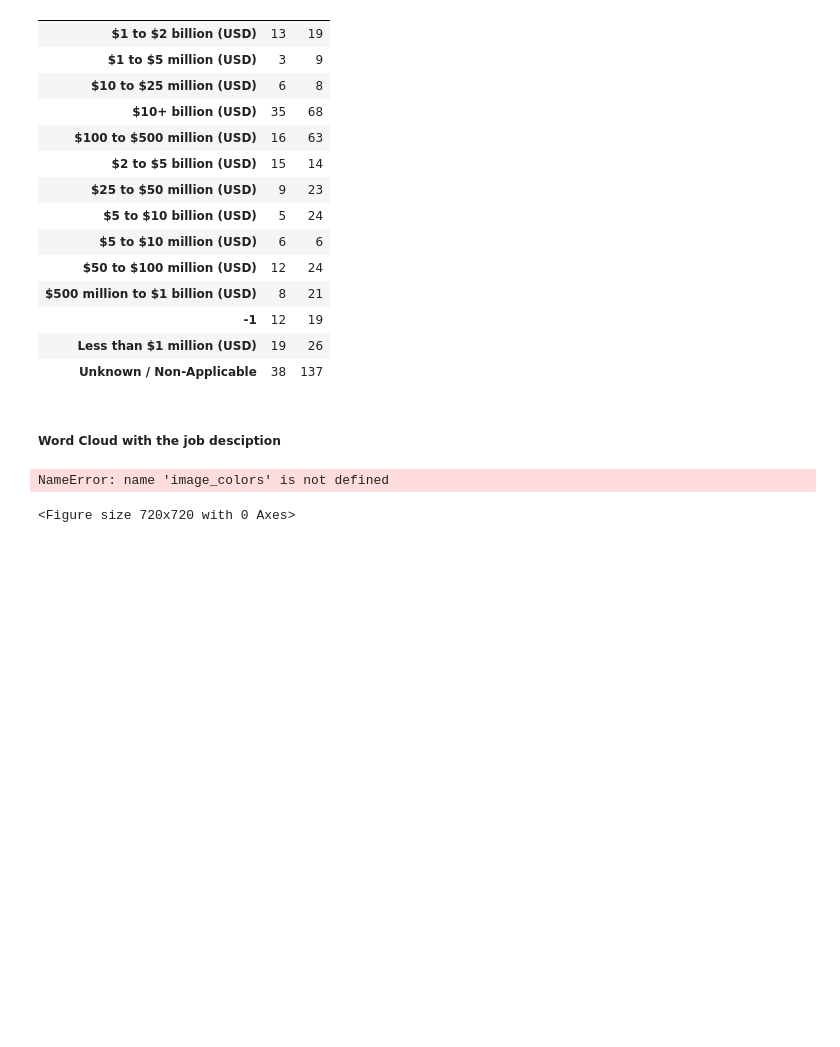
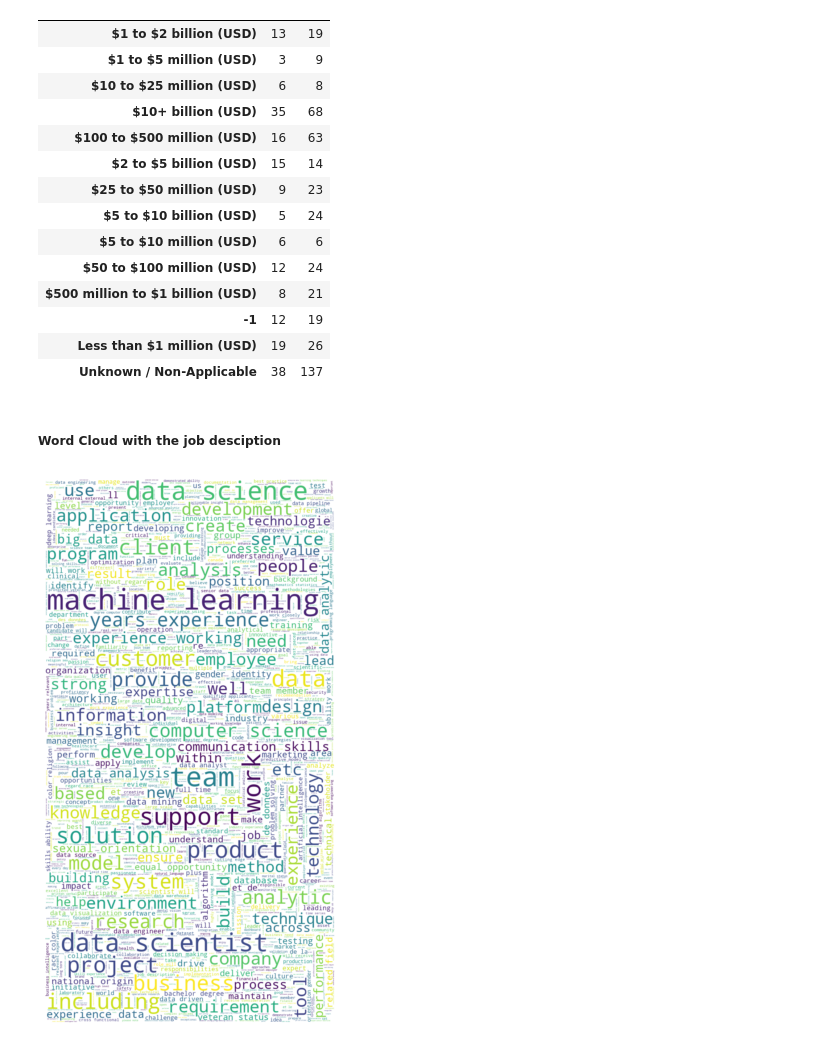
Before and after one commit to arooj1/DataScience_Salary_Prediction, a Jupyter notebook: glass_door_scraper/Exploratory_Data_Analysis.ipynb, the cells around one changed output. Cells and saved outputs as stored; diff of their text form; code cells hidden in the pictures; blank space fills up the shorter version.

```diff
--- a/glass_door_scraper/Exploratory_Data_Analysis.ipynb
+++ b/glass_door_scraper/Exploratory_Data_Analysis.ipynb
@@ -469,27 +461,26 @@ from nltk.tokenize import word_tokenize
 # %%
 words = " ".join(df['Job Description'])
 
 def punctuation_stop(text):
     ''' remove punctuation and stop words'''
     filtered = []
     stop_words = set(stopwords.words('english'))
     word_tokens = word_tokenize(text)
     for w in word_tokens:
         filtered.append(w.lower())
     return filtered
 
 words_filtered = punctuation_stop(words)
 
 text = " ".join([ele for ele in words_filtered])
 
 wc = WordCloud(background_color='white', random_state=1,
                stopwords = STOPWORDS, max_words = 2000, width = 800, height = 1500)
 wc.generate(text)
 
 plt.figure(figsize = (10,10))
-plt.imshow(wc.recolor(color_func = image_colors), interpolation = 'bilinear')
+plt.imshow(wc, interpolation = 'bilinear')
 plt.axis('off')
 plt.show()
 # %% [output]
-NameError: name 'image_colors' is not defined
-<Figure size 720x720 with 0 Axes>
+[figure, added]
```
Also changed, not shown: parts of 4 cells of this notebook, 3 other files.
